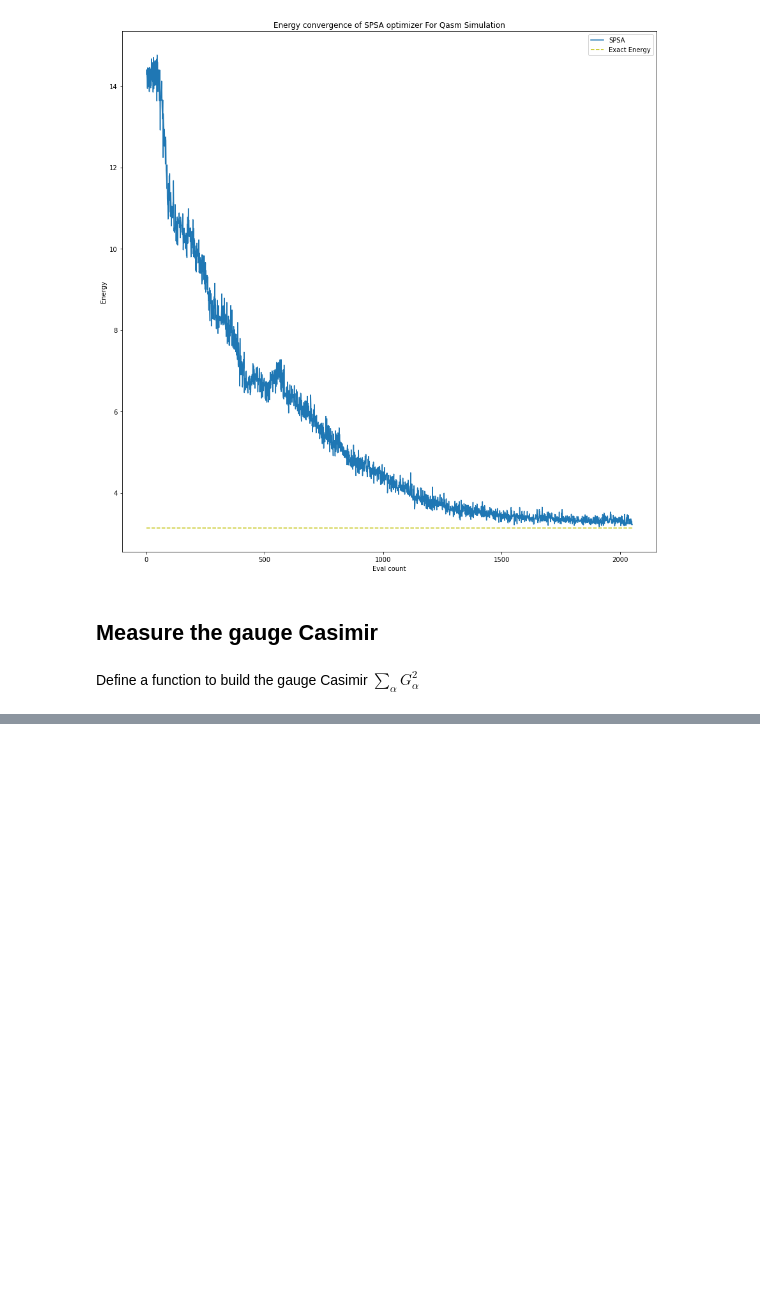
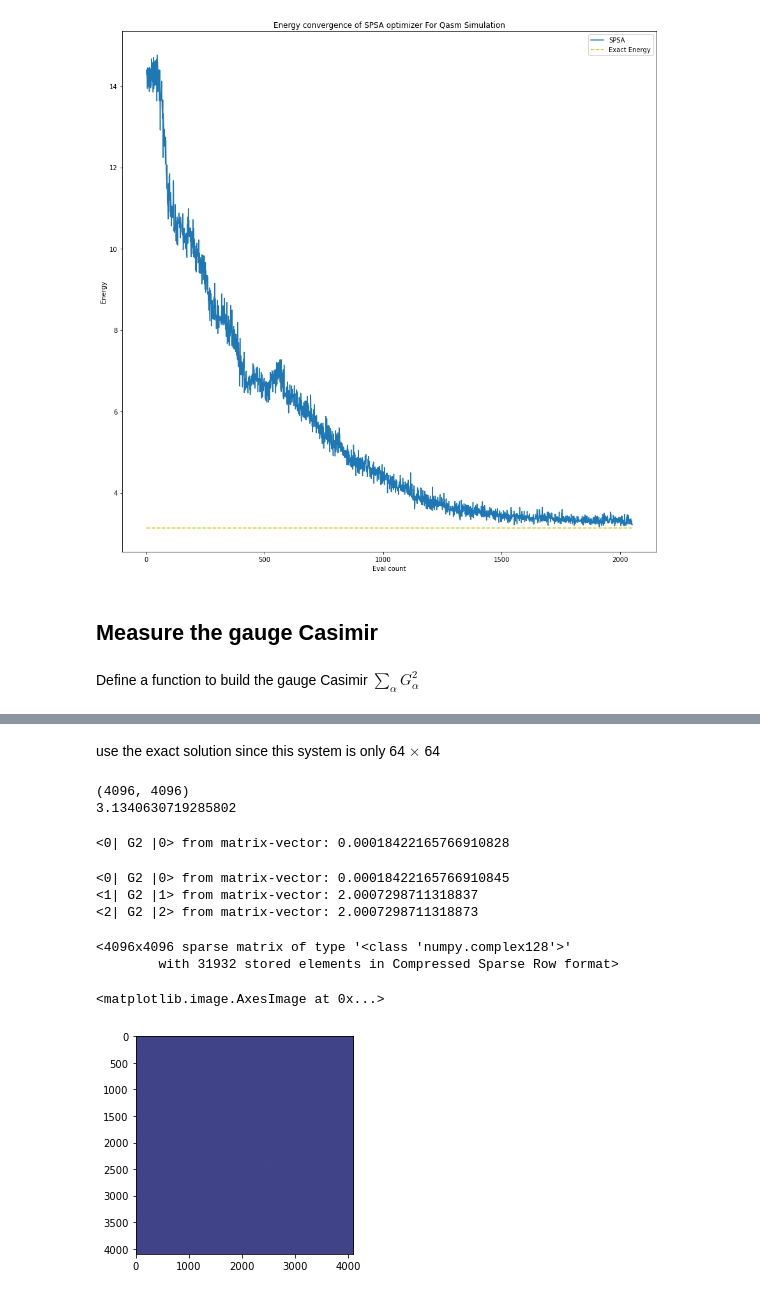
Before and after one commit to erinaldi/bmn2-qiskit, a Jupyter notebook: notebooks/QISKIT_bos_BMN2_VQE.ipynb, the cells around one changed output, grey strips where cells are left out. Drawn from its saved outputs; the diff is of its cells as text; code cells hidden in the pictures; blank space fills up the shorter version.

```diff
--- a/notebooks/QISKIT_bos_BMN2_VQE.ipynb
+++ b/notebooks/QISKIT_bos_BMN2_VQE.ipynb
@@ -197,7 +197,7 @@ numBosons = 6
 # 5 will crash Mohammad's laptop -> out of memory > 10GB
 # it also crashes this colab with 12Gb of RAM ->  tries 6 of these tcmalloc: large alloc 1953128448 bytes
 # THIS IS ONLY BECAUSE WE ARE USING NUMPY IN THE FUNCTION! THIS CAN BE AVOIDED USING QISKIT OR QUTIP DIRECTLY TO CREATE SPARSE REPRESENTATIONS
-bosonMatrixDim = 2
+bosonMatrixDim = 4
 
 # the function actually creates intermediate matrices x and x2 so the memory footprint is even higher...for N=5 it requires ~50GB of RAM
 H2MM, H4MM1 = bosonHamiltonians(numBosons, bosonMatrixDim, coupling=0.1)  # we can change the coupling by adding coupling=0.5 to the args
@@ -533,0 +525,2 @@ def build_gauge_casimir(L: int, N_bos: int) -> list:
+# %%
+g2 = build_gauge_casimir(bosonMatrixDim,numBosons)
@@ -533,0 +633,41 @@ def build_gauge_casimir(L: int, N_bos: int) -> list:
+# %% [markdown]
+use the exact solution since this system is only 64 $\times$ 64
+# %%
+from numpy.linalg import eigh
+
+eigv, eigk = eigh(H4MM1)
+print(eigk.shape)
+print(eigv[0])
+# %% [output]
+(4096, 4096)
+3.1340630719285802
+# %%
+# eigk[:,0] is the ground state vector
+bra = eigk[:,0].conjugate().transpose()
+ket = eigk[:,0]
+op = g2
+expect = bra.dot(op.dot(ket))
+print(f"<0| G2 |0> from matrix-vector: {expect.real}")
+# %% [output]
+<0| G2 |0> from matrix-vector: 0.00018422165766910828
+# %%
+_, eigk = eigh(H4MM1)
+for i in np.arange(3):
+    bra = eigk[:,i].conjugate().transpose()
+    ket = eigk[:,i]
+    expect = bra @ g2 @ ket
+    print(f"<{i}| G2 |{i}> from matrix-vector: {expect.real}")
+# %% [output]
+<0| G2 |0> from matrix-vector: 0.00018422165766910845
+<1| G2 |1> from matrix-vector: 2.0007298711318837
+<2| G2 |2> from matrix-vector: 2.0007298711318873
+# %%
+g2
+# %% [output]
+<4096x4096 sparse matrix of type '<class 'numpy.complex128'>'
+        with 31932 stored elements in Compressed Sparse Row format>
+# %%
+plt.imshow(g2.toarray().real)
+# %% [output]
+<matplotlib.image.AxesImage at 0x...>
+[figure, added]
```
Also changed, not shown: parts of 14 cells of this notebook, 2 other files.
